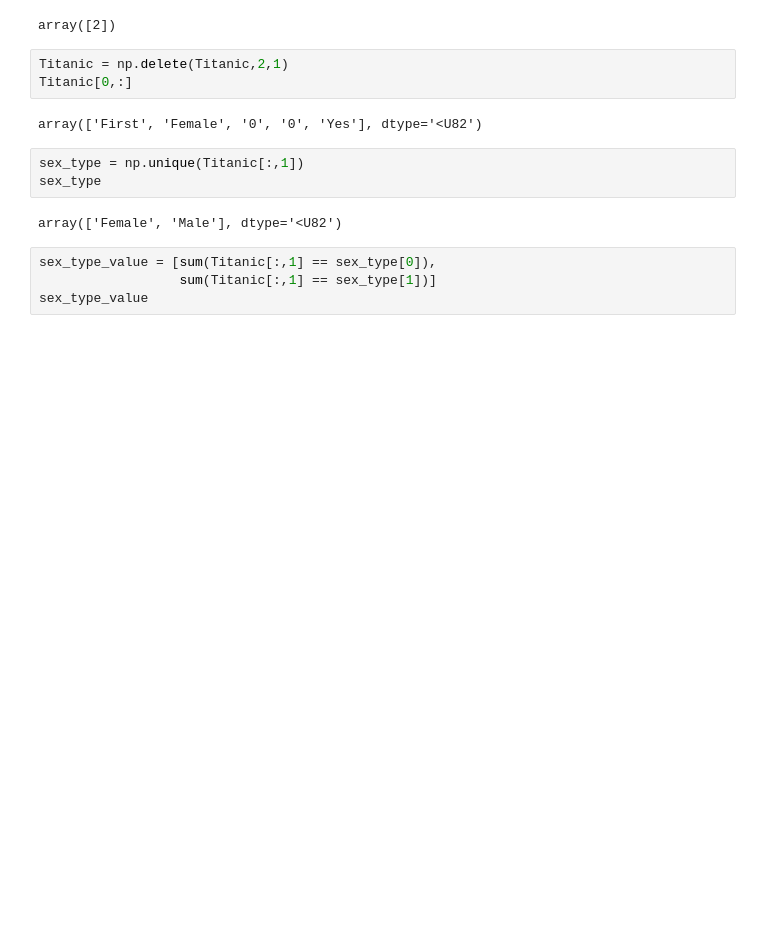
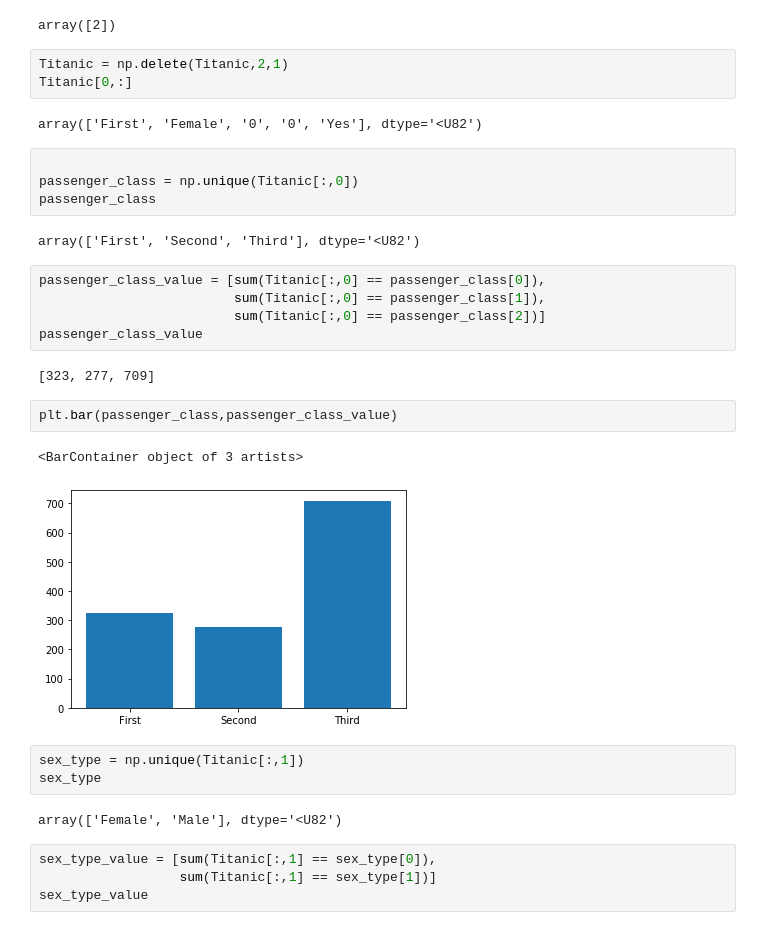
Before and after one commit to Endistic/DW, a Jupyter notebook: Hello_World.ipynb, the cells around one changed output. Saved outputs shown, nothing was run; the diff lists cells and outputs as text; blank space fills up the shorter version.

```diff
--- a/Hello_World.ipynb
+++ b/Hello_World.ipynb
@@ -298,6 +298,24 @@ Titanic = np.delete(Titanic,2,1)
 Titanic[0,:]
 # %% [output]
 array(['First', 'Female', '0', '0', 'Yes'], dtype='<U82')
+# %%
+
+passenger_class = np.unique(Titanic[:,0])
+passenger_class
+# %% [output]
+array(['First', 'Second', 'Third'], dtype='<U82')
+# %%
+passenger_class_value = [sum(Titanic[:,0] == passenger_class[0]),
+                         sum(Titanic[:,0] == passenger_class[1]),
+                         sum(Titanic[:,0] == passenger_class[2])]
+passenger_class_value
+# %% [output]
+[323, 277, 709]
+# %%
+plt.bar(passenger_class,passenger_class_value)
+# %% [output]
+<BarContainer object of 3 artists>
+[figure, added]
 # %%
 sex_type = np.unique(Titanic[:,1])
 sex_type
```
Also changed, not shown: parts of 44 cells of this notebook.
